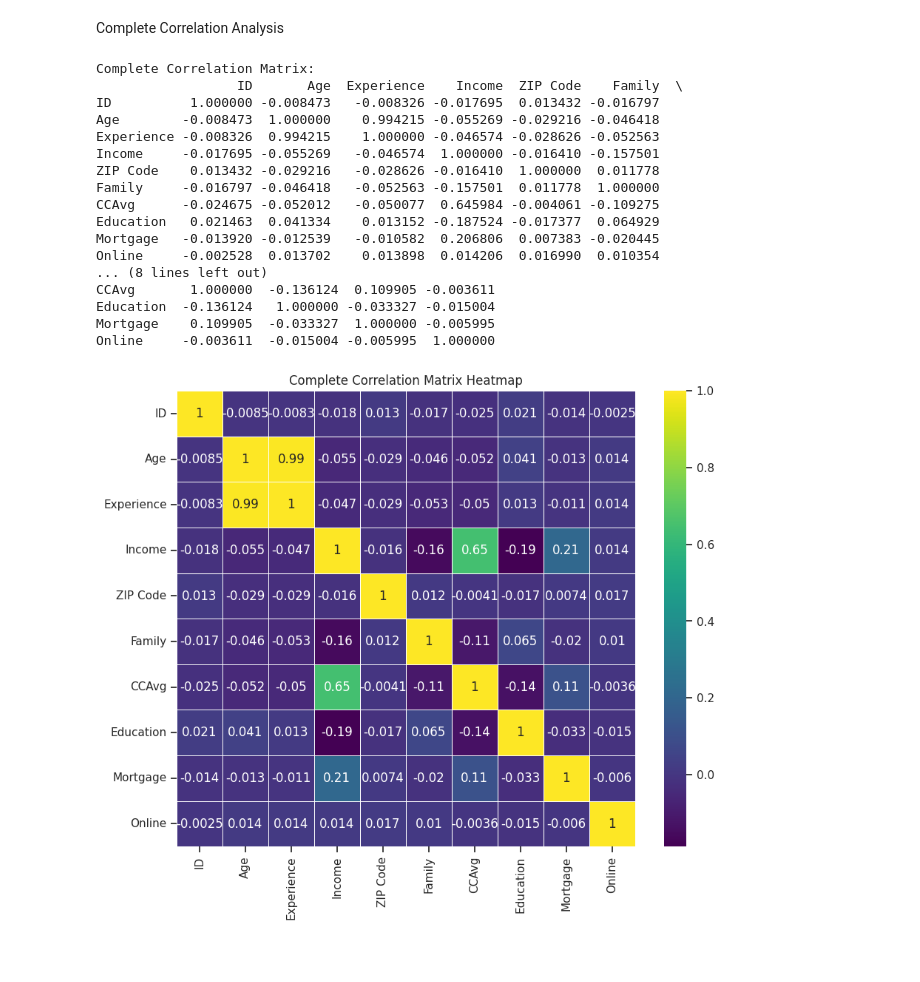
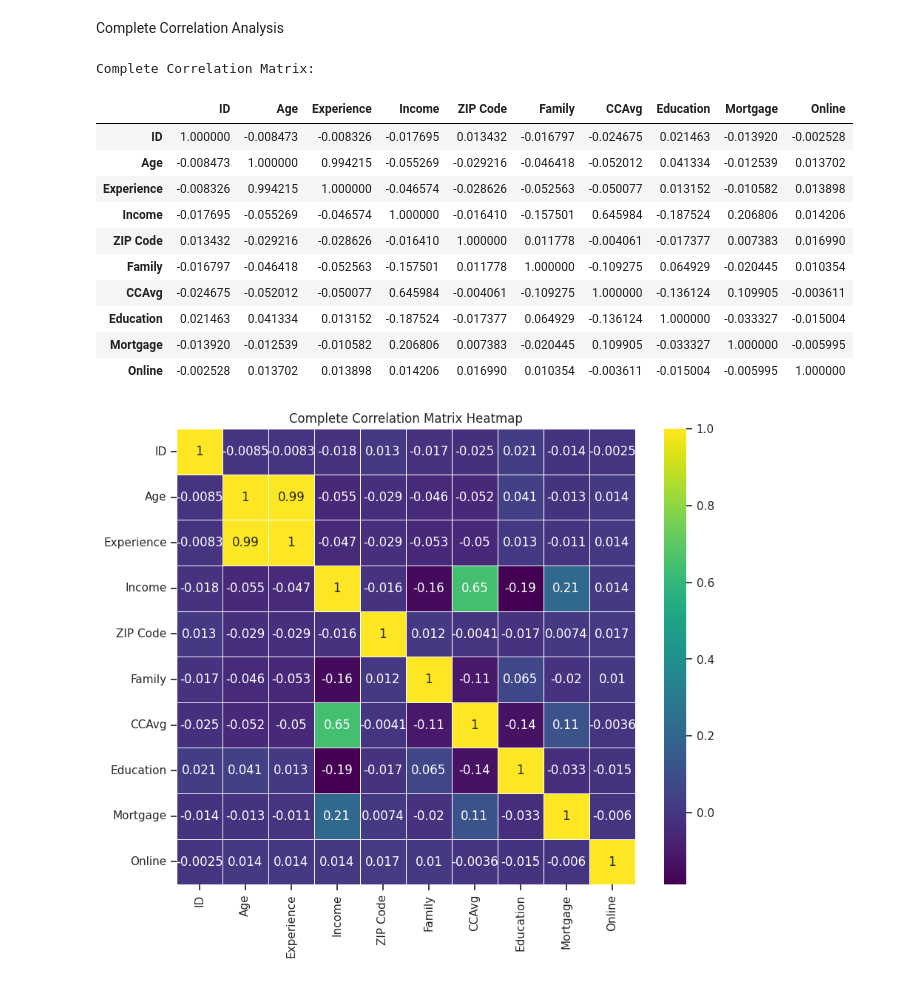
Before and after one commit to KVinayReddy7/21BDS0287-EDA, a Jupyter notebook: Module_3.ipynb, the cells around one changed output. Saved outputs shown, nothing was run; the diff lists cells and outputs as text; code cells hidden in the pictures; blank space fills up the shorter version.

```diff
--- a/Module_3.ipynb
+++ b/Module_3.ipynb
@@ -235,28 +218,23 @@ Complete Correlation Analysis
 # %%
 # Calculating correlation for numerical columns
 correlation_all = data.corr(method='pearson', numeric_only=True)
 
-# Display correlation matrix
+# Displaying correlation matrix
 print("Complete Correlation Matrix:")
-print(correlation_all)
+(correlation_all)
 # %% [output]
 Complete Correlation Matrix:
-                  ID       Age  Experience    Income  ZIP Code    Family  \
-ID          1.000000 -0.008473   -0.008326 -0.017695  0.013432 -0.016797
-Age        -0.008473  1.000000    0.994215 -0.055269 -0.029216 -0.046418
-Experience -0.008326  0.994215    1.000000 -0.046574 -0.028626 -0.052563
-Income     -0.017695 -0.055269   -0.046574  1.000000 -0.016410 -0.157501
-ZIP Code    0.013432 -0.029216   -0.028626 -0.016410  1.000000  0.011778
-Family     -0.016797 -0.046418   -0.052563 -0.157501  0.011778  1.000000
-CCAvg      -0.024675 -0.052012   -0.050077  0.645984 -0.004061 -0.109275
-Education   0.021463  0.041334    0.013152 -0.187524 -0.017377  0.064929
-Mortgage   -0.013920 -0.012539   -0.010582  0.206806  0.007383 -0.020445
-Online     -0.002528  0.013702    0.013898  0.014206  0.016990  0.010354
-... (8 lines left out)
-CCAvg       1.000000  -0.136124  0.109905 -0.003611
-Education  -0.136124   1.000000 -0.033327 -0.015004
-Mortgage    0.109905  -0.033327  1.000000 -0.005995
-Online     -0.003611  -0.015004 -0.005995  1.000000
+|  | ID | Age | Experience | Income | ZIP Code | Family | CCAvg | Education | Mortgage | Online |
+| ID | 1.000000 | -0.008473 | -0.008326 | -0.017695 | 0.013432 | -0.016797 | -0.024675 | 0.021463 | -0.013920 | -0.002528 |
+| Age | -0.008473 | 1.000000 | 0.994215 | -0.055269 | -0.029216 | -0.046418 | -0.052012 | 0.041334 | -0.012539 | 0.013702 |
+| Experience | -0.008326 | 0.994215 | 1.000000 | -0.046574 | -0.028626 | -0.052563 | -0.050077 | 0.013152 | -0.010582 | 0.013898 |
+| Income | -0.017695 | -0.055269 | -0.046574 | 1.000000 | -0.016410 | -0.157501 | 0.645984 | -0.187524 | 0.206806 | 0.014206 |
+| ZIP Code | 0.013432 | -0.029216 | -0.028626 | -0.016410 | 1.000000 | 0.011778 | -0.004061 | -0.017377 | 0.007383 | 0.016990 |
+| Family | -0.016797 | -0.046418 | -0.052563 | -0.157501 | 0.011778 | 1.000000 | -0.109275 | 0.064929 | -0.020445 | 0.010354 |
+| CCAvg | -0.024675 | -0.052012 | -0.050077 | 0.645984 | -0.004061 | -0.109275 | 1.000000 | -0.136124 | 0.109905 | -0.003611 |
+| Education | 0.021463 | 0.041334 | 0.013152 | -0.187524 | -0.017377 | 0.064929 | -0.136124 | 1.000000 | -0.033327 | -0.015004 |
+| Mortgage | -0.013920 | -0.012539 | -0.010582 | 0.206806 | 0.007383 | -0.020445 | 0.109905 | -0.033327 | 1.000000 | -0.005995 |
+| Online | -0.002528 | 0.013702 | 0.013898 | 0.014206 | 0.016990 | 0.010354 | -0.003611 | -0.015004 | -0.005995 | 1.000000 |
 # %%
 # Plotting heatmap for complete correlation matrix
 plt.figure(figsize=(10, 8))
```
Also changed, not shown: parts of 14 cells of this notebook.
